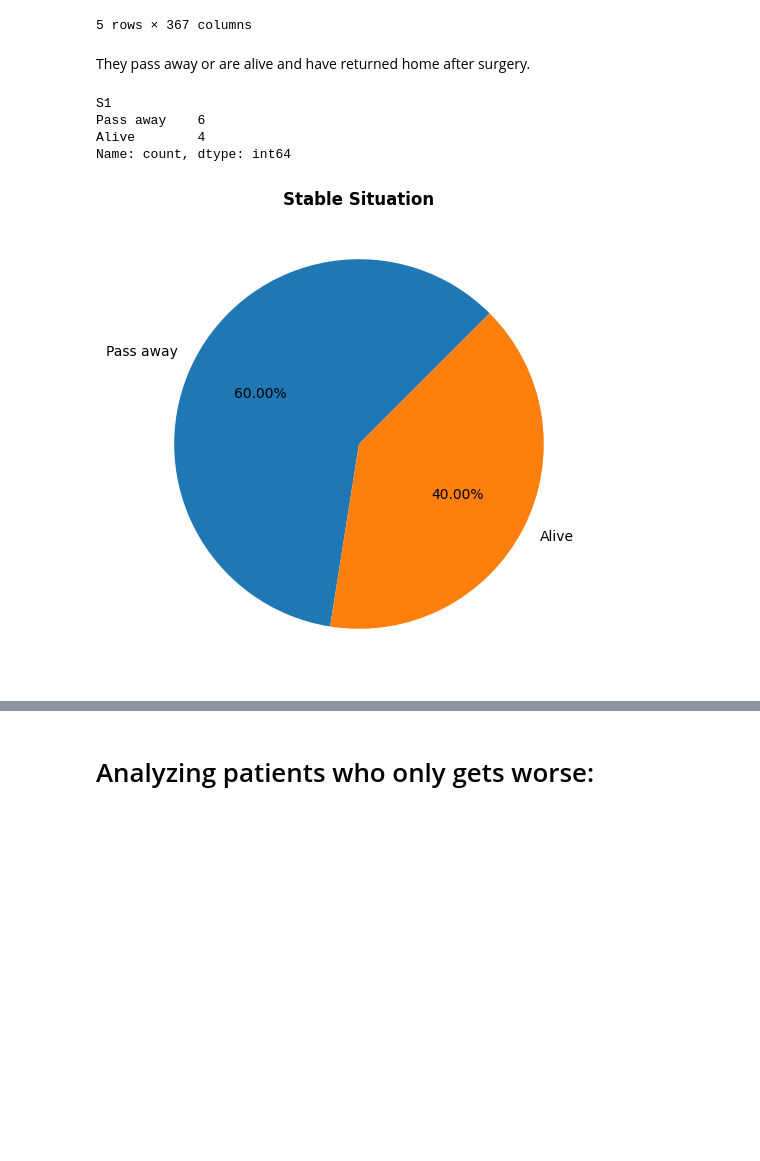
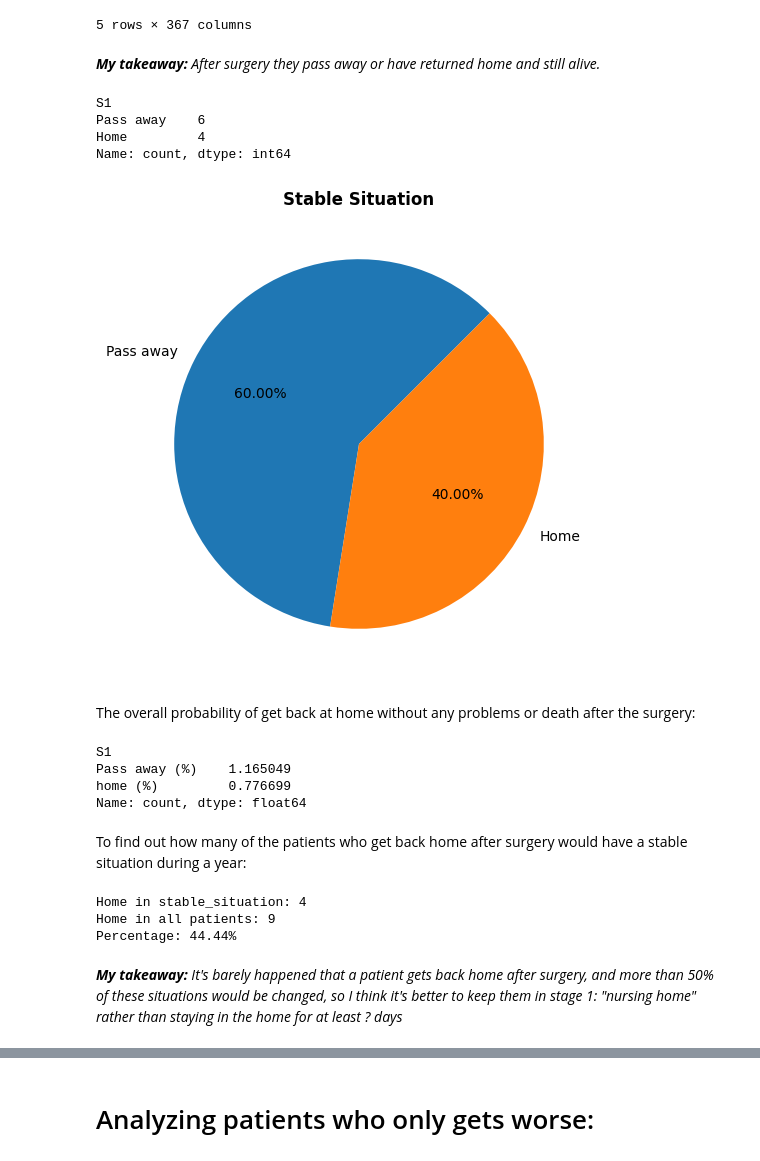
Before and after one commit to SaraGhR/hip-fracture-care-episodes, a Jupyter notebook: hip_fracture_analyzing_clustering.ipynb, the cells around one changed output, grey strips where cells are left out. Saved outputs shown, nothing was run; the diff lists cells and outputs as text; code cells hidden in the pictures; blank space fills up the shorter version.

```diff
--- a/hip_fracture_analyzing_clustering.ipynb
+++ b/hip_fracture_analyzing_clustering.ipynb
@@ -117,26 +110,58 @@ stable_situation.head()
 | 130 | 131 | 4 | 4 | 4 | 4 | 4 | 4 | 4 | 4 | 4 | ... | ... |
 | 140 | 141 | 4 | 4 | 4 | 4 | 4 | 4 | 4 | 4 | 4 | ... | ... |
 5 rows × 367 columns
-# %% [markdown]
-They pass away or are alive and have returned home after surgery.
+# %% [markdown]
+***My takeaway:** After surgery they pass away or have returned home and still alive.*
 # %%
-labels_map = {0: "Alive", 4: "Pass away"}
+labels_map = {0: "Home", 4: "Pass away"}
 print(stable_situation["S1"].replace(labels_map).value_counts())
 
 #Pie chart
 plt.figure(figsize=(6,6))
 
 plt.pie(
     stable_situation["S1"].value_counts(),
-    labels=["Alive" if x == 0 else "Pass away" for x in stable_situation["S1"].value_counts().index],
+    labels=["Home" if x == 0 else "Pass away" for x in stable_situation["S1"].value_counts().index],
     autopct='%1.2f%%',
     startangle=45
 )
 plt.title("Stable Situation", fontweight='bold')
 plt.show()
 # %% [output]
 S1
 Pass away    6
-Alive        4
+Home         4
 Name: count, dtype: int64
-[figure, old version]
+[figure, new version]
+# %% [markdown]
+The overall probability of get back at home without any problems or death after the surgery:
+# %%
+labels_map = {0: "home (%)", 4: "Pass away (%)"}
+print((stable_situation["S1"].replace(labels_map).value_counts()) / (df.shape[0]-1)*100)
+# %% [output]
+S1
+Pass away (%)    1.165049
+home (%)         0.776699
+Name: count, dtype: float64
+# %% [markdown]
+To find out how many of the patients who get back home after surgery would have a stable situation during a year:
+# %%
+labels_map = {0: "home", 4: "Pass away", 1:"nursing home" , 2:"primary care facility" , 3:"hospital" }
+
+stable_counts = stable_situation["S1"].replace(labels_map).value_counts()
+all_counts = df["S1"].replace(labels_map).value_counts()
+
+stable_home = stable_counts.get("home", 0)
+all_home = all_counts.get("home", 0)
+
+percentage = (stable_home / all_home * 100)
+
+print(f"Home in stable_situation: {stable_home}")
+print(f"Home in all patients: {all_home}")
+print(f"Percentage: {percentage:.2f}%")
+# %% [output]
+Home in stable_situation: 4
+Home in all patients: 9
+Percentage: 44.44%
+# %% [markdown]
+***My takeaway:** It's barely happened that a patient gets back home after surgery, and more than 50% of these situations would be changed, so I think it's better to keep them in stage 1: "nursing home" rather than staying in the home for at least ? days*
```
Also changed, not shown: parts of 80 cells of this notebook.
